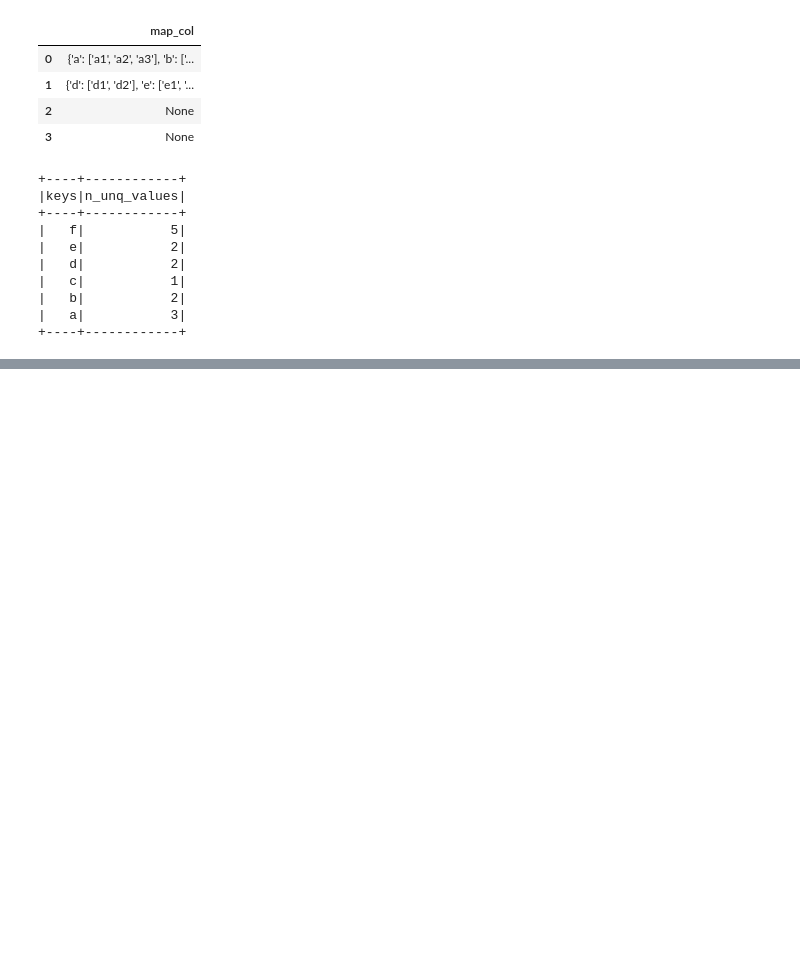
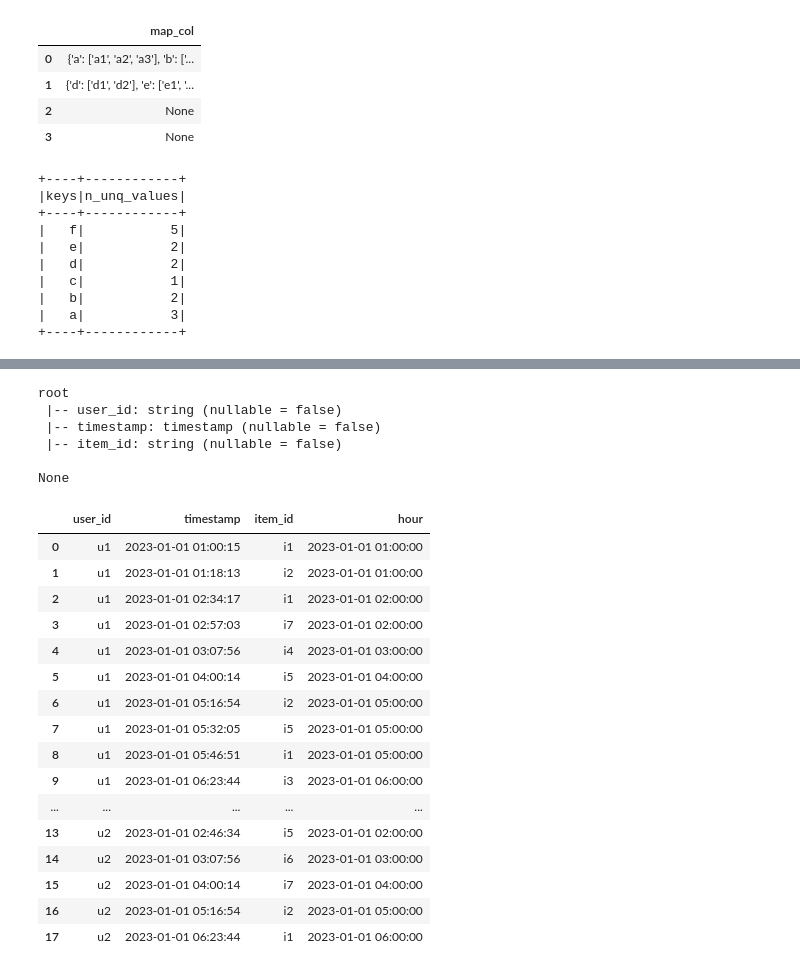
Before and after one commit to andreitsev/colab_examples, a Jupyter notebook: pyspark_example.ipynb, the cells around one changed output, grey strips where cells are left out. Cells and saved outputs as stored; diff of their text form; code cells hidden in the pictures; blank space fills up the shorter version.

Commit message:
added example with aggregating user history in pyspark

```diff
--- a/pyspark_example.ipynb
+++ b/pyspark_example.ipynb
@@ -838,0 +849,54 @@ None
+# %%
+tmp_sdf = spark.createDataFrame(
+    pd.DataFrame([
+      ['u1', datetime(2023, 1, 1, 1, 0, 15), 'i1'],
+      ['u1', datetime(2023, 1, 1, 1, 18, 13), 'i2'],
+      ['u1', datetime(2023, 1, 1, 2, 34, 17), 'i1'],
+      ['u1', datetime(2023, 1, 1, 2, 57, 3), 'i7'],
+      ['u1', datetime(2023, 1, 1, 3, 7, 56), 'i4'],
+      ['u1', datetime(2023, 1, 1, 4, 0, 14), 'i5'],
+      ['u1', datetime(2023, 1, 1, 5, 16, 54), 'i2'],
+      ['u1', datetime(2023, 1, 1, 5, 32, 5), 'i5'],
+      ['u1', datetime(2023, 1, 1, 5, 46, 51), 'i1'],
+      ['u1', datetime(2023, 1, 1, 6, 23, 44), 'i3'],
+      ['u2', datetime(2023, 1, 1, 1, 0, 15), 'i4'],
+      ['u2', datetime(2023, 1, 1, 1, 18, 13), 'i1'],
+      ['u2', datetime(2023, 1, 1, 2, 34, 17), 'i1'],
+      ['u2', datetime(2023, 1, 1, 2, 46, 34), 'i5'],
+      ['u2', datetime(2023, 1, 1, 3, 7, 56), 'i6'],
+      ['u2', datetime(2023, 1, 1, 4, 0, 14), 'i7'],
+      ['u2', datetime(2023, 1, 1, 5, 16, 54), 'i2'],
+      ['u2', datetime(2023, 1, 1, 6, 23, 44), 'i1'],
+  ], columns=['user_id', 'timestamp', 'item_id']),
+    schema=T.StructType([
+        T.StructField('user_id', T.StringType(), nullable=False),
+        T.StructField('timestamp', T.TimestampType(), nullable=False),
+        T.StructField('item_id', T.StringType(), nullable=False),
+    ])
+)
+print(tmp_sdf.printSchema())
+tmp_sdf.withColumn('hour', F.date_trunc('hour', F.col('timestamp'))).limit(50).toPandas()
+# %% [output]
+root
+ |-- user_id: string (nullable = false)
+ |-- timestamp: timestamp (nullable = false)
+ |-- item_id: string (nullable = false)
+
+None
+|  | user_id | timestamp | item_id | hour |
+| 0 | u1 | 2023-01-01 01:00:15 | i1 | 2023-01-01 01:00:00 |
+| 1 | u1 | 2023-01-01 01:18:13 | i2 | 2023-01-01 01:00:00 |
+| 2 | u1 | 2023-01-01 02:34:17 | i1 | 2023-01-01 02:00:00 |
+| 3 | u1 | 2023-01-01 02:57:03 | i7 | 2023-01-01 02:00:00 |
+| 4 | u1 | 2023-01-01 03:07:56 | i4 | 2023-01-01 03:00:00 |
+| 5 | u1 | 2023-01-01 04:00:14 | i5 | 2023-01-01 04:00:00 |
+| 6 | u1 | 2023-01-01 05:16:54 | i2 | 2023-01-01 05:00:00 |
+| 7 | u1 | 2023-01-01 05:32:05 | i5 | 2023-01-01 05:00:00 |
+| 8 | u1 | 2023-01-01 05:46:51 | i1 | 2023-01-01 05:00:00 |
+| 9 | u1 | 2023-01-01 06:23:44 | i3 | 2023-01-01 06:00:00 |
+| ... | ... | ... | ... | ... |
+| 13 | u2 | 2023-01-01 02:46:34 | i5 | 2023-01-01 02:00:00 |
+| 14 | u2 | 2023-01-01 03:07:56 | i6 | 2023-01-01 03:00:00 |
+| 15 | u2 | 2023-01-01 04:00:14 | i7 | 2023-01-01 04:00:00 |
+| 16 | u2 | 2023-01-01 05:16:54 | i2 | 2023-01-01 05:00:00 |
+| 17 | u2 | 2023-01-01 06:23:44 | i1 | 2023-01-01 06:00:00 |
```
Also changed, not shown: parts of 6 cells of this notebook.
